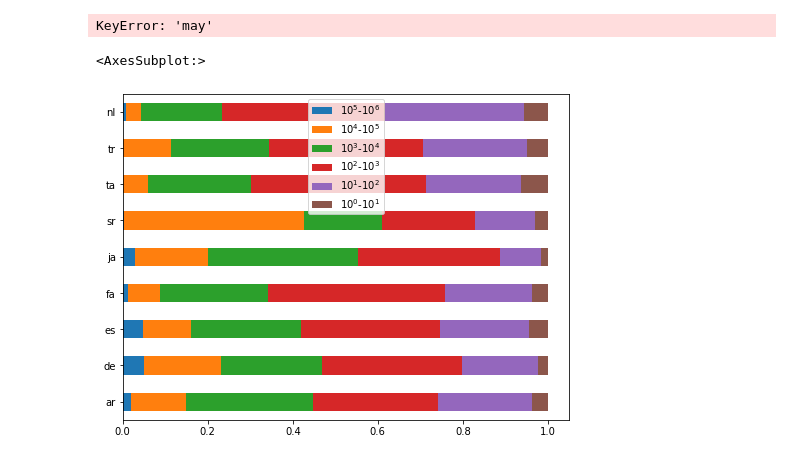
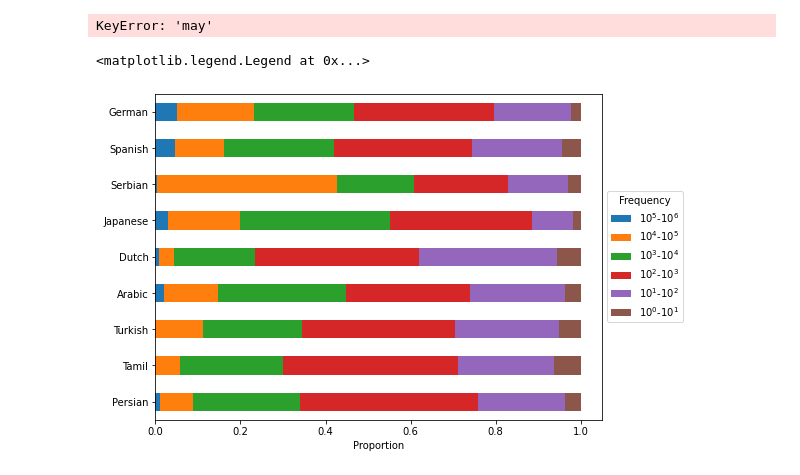
Before and after one commit to bennokr/minimEL, a Jupyter notebook: evaluation/Mewsli-9.ipynb, the cells around one changed output. Saved outputs shown, nothing was run; the diff lists cells and outputs as text; code cells hidden in the pictures.

```diff
--- a/evaluation/Mewsli-9.ipynb
+++ b/evaluation/Mewsli-9.ipynb
@@ -129,7 +144,9 @@ for file in tqdm.tqdm(list(ROOT.glob('*.tsv'))):
 
     stemfile = pathlib.Path(index).parent / f'count.min2.stem-{lang}.json'
     if not stemfile.exists():
-        continue
+        stemfile = pathlib.Path(index).parent / f'count.min2-stem.json'
+        if not stemfile.exists():
+            continue
     counttypes += [(json.load(open(stemfile)), lang, stem_ranks)]
 
     total_counts[lang] = Counter()
@@ -156,11 +173,11 @@ def cat(x):
 fig, ax = plt.subplots(figsize=(8,6))
 pd.DataFrame({
     code_lang.get(l,l).title():r['rank'].apply(cat).value_counts() / len(r)
-    for l,r in sorted(ranks.items())[::-1]
+    for l,r in sorted(ranks.items(), key=lambda x: -len(x[1]))[::-1]
 }).sort_index().T.plot.barh(ax=ax, stacked=True, width=.4, position=0)
 x = pd.DataFrame({
     code_lang.get(l,l).title():r['rank'].apply(cat).value_counts() / len(r)
-    for l,r in sorted(stem_ranks.items())[::-1]
+    for l,r in sorted(stem_ranks.items(), key=lambda x: -len(x[1]))[::-1]
 }).sort_index().T.plot.barh(ax=ax, stacked=True, width=.4, position=1, hatch='//')
 
 ax.spines['top'].set_visible(False)
@@ -169,12 +186,16 @@ ax.spines['bottom'].set_visible(False)
 ax.spines['left'].set_visible(False)
 
 handles, labels = ax.get_legend_handles_labels()
+import matplotlib.patches as mpatches
+hatch = mpatches.Patch( facecolor='None', hatch=r'///', label='Stemmed')
+
 ax.set_ylim([-.5, len(ranks)-.5])
 ax.legend(
-    list(zip(handles[4:], handles[:4])),
-    [l.strip() for l in labels[:4]],
+    handles[:4] + [hatch],
+    [l.strip() for l in labels[:4]] + ['Stemmed'],
     loc='upper left',
     handlelength = 4,
-    handler_map={tuple: HandlerTuple(ndivide=None)})
+    # handler_map={tuple: HandlerTuple(ndivide=None)}
+)
 # %% [output]
 <matplotlib.legend.Legend at 0x...>
@@ -389,14 +394,19 @@ KeyError: 'may'
 # %%
 from numpy import log10
 def freq_bins(l, r):
     return (
         r.merge(pd.Series(total_counts[l]).rename('total'), left_on='ref', right_index=True, how='left')['total'].fillna(1)
         .apply(lambda x: f'$10^{int(log10(x))}$-$10^{int(log10(x)+1)}$').value_counts()
     )
-pd.DataFrame({
-    l:freq_bins(l, r) / len(r)
-    for l,r in ranks.items()
+ax = pd.DataFrame({
+    code_lang.get(l,l).title():freq_bins(l, ranks[l]) / len(ranks[l])
+    for l in sorted(ranks, key=lambda l: len(ranks[l]))
 })[::-1].T.plot.barh(stacked=True, figsize=(8,6))
+
+ax.set_xlabel('Proportion')
+
+import matplotlib.pyplot as plt
+plt.legend(loc='center left', bbox_to_anchor=(1, 0.5), title='Frequency')
 # %% [output]
-<AxesSubplot:>
+<matplotlib.legend.Legend at 0x...>
-[figure, old version]
+[figure, new version]
```
Also changed, not shown: parts of 6 cells of this notebook, 10 other files.
